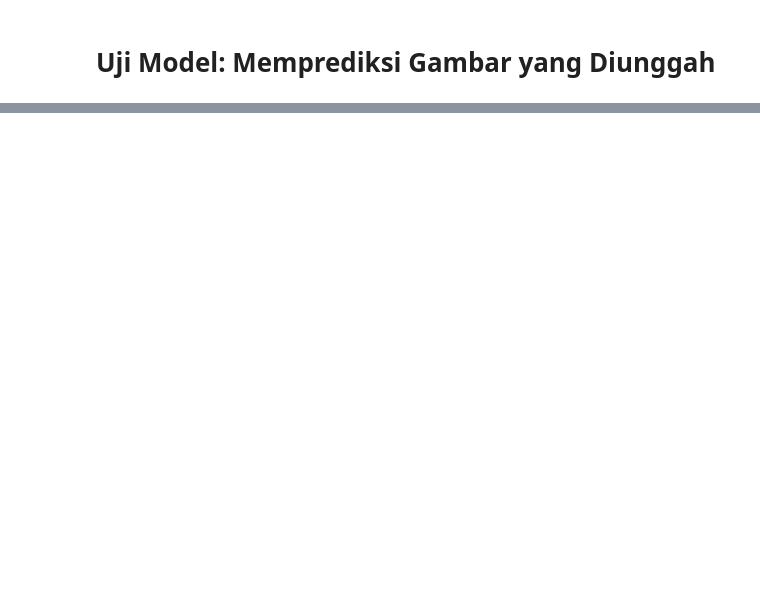
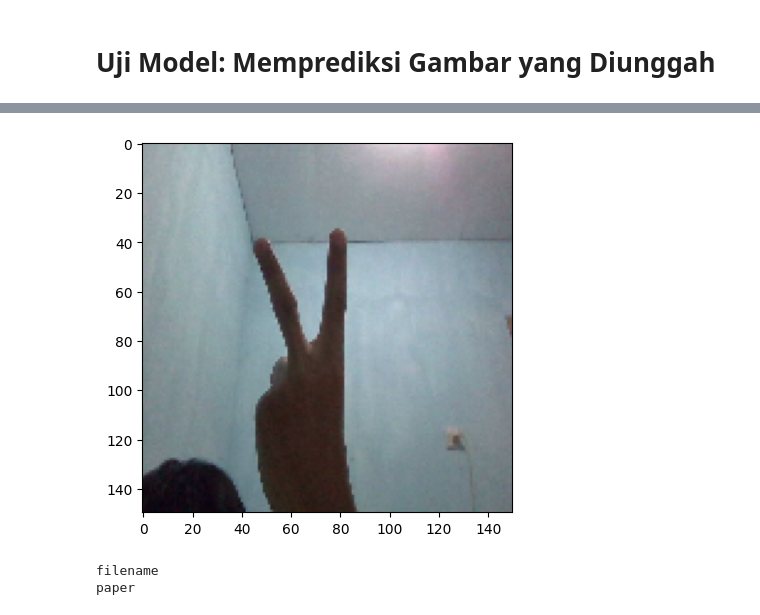
Before and after one commit to masfudindc/image-classification-project, a Jupyter notebook: masfudin_image_classification_dicoding.ipynb, the cells around one changed output, grey strips where cells are left out. Drawn from its saved outputs; the diff is of its cells as text; code cells hidden in the pictures; blank space fills up the shorter version.

```diff
--- a/masfudin_image_classification_dicoding.ipynb
+++ b/masfudin_image_classification_dicoding.ipynb
@@ -161,0 +195,13 @@ paper
+# %%
+# Load model yang telah dilatih
+model = load_model('/content/drive/MyDrive/Dicoding/rockpaperscissors/model.h5')
+
+# Fungsi untuk memprediksi kelas dari frame video
+def predict_class(frame):
+    img = cv2.resize(frame, (150, 150))
+    img = image.img_to_array(img)
+    img = np.expand_dims(img, axis=0)
+    img /= 255.0
+    prediction = model.predict(img)
+    class_index = np.argmax(prediction)
+    return class_index
@@ -161,0 +263,26 @@ paper
+# %%
+# uploaded = photo
+
+# # if uploaded:
+# for fn in uploaded.keys():
+path = '/content/drive/MyDrive/Dicoding/photo1.jpg'
+img = image.load_img(path, target_size=(150, 150))
+x = image.img_to_array(img)
+x = np.expand_dims(x, axis=0)
+
+images = np.vstack([x])
+classes = model.predict(images, batch_size=10)
+
+plt.imshow(img)
+plt.show()
+
+print(fn)
+if classes[0][0] == 1:
+    print('paper')
+elif classes[0][1] == 1:
+    print('rock')
+else:
+    print('scissors')
+# else:
+#     print("No photo uploaded.")
+# %% [output]
@@ -161,0 +290,3 @@ paper
+[figure, added]
+filename
+paper
```
Also changed, not shown: parts of 14 cells of this notebook.
